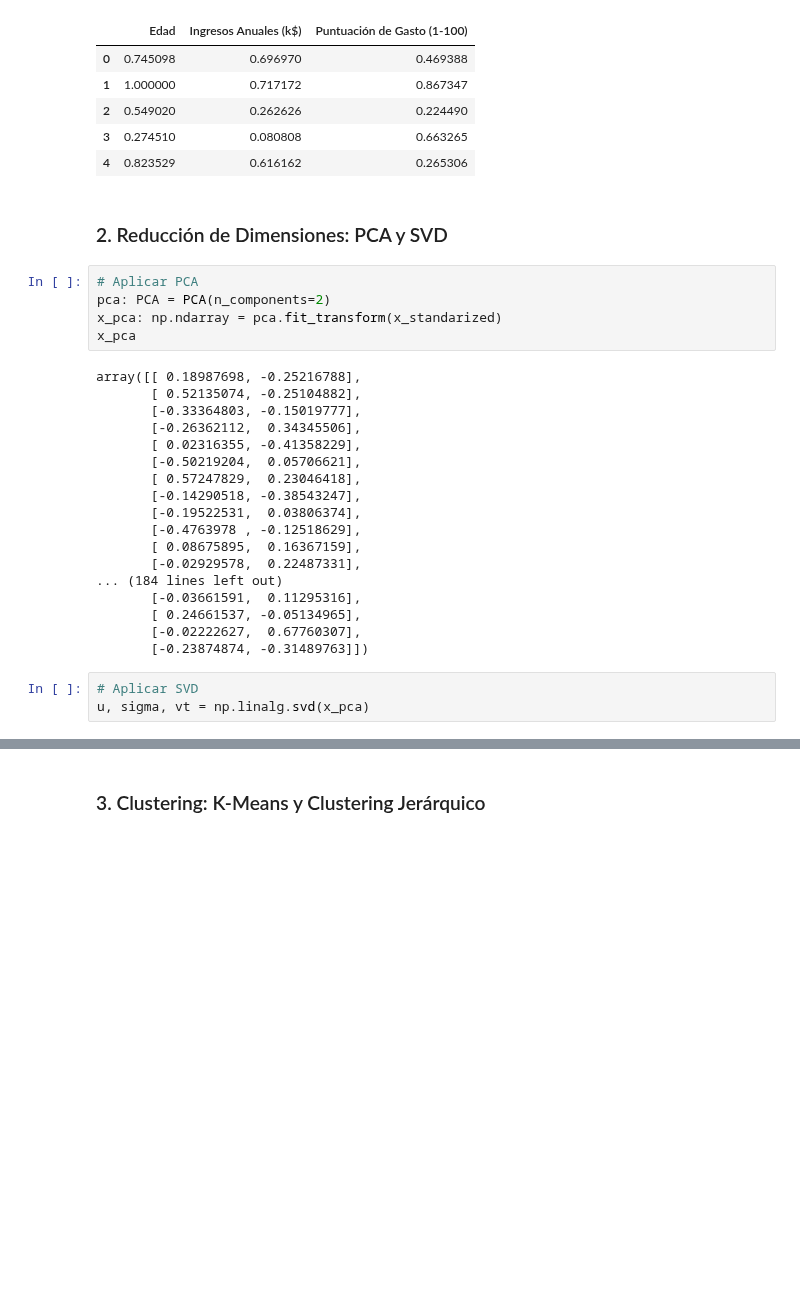
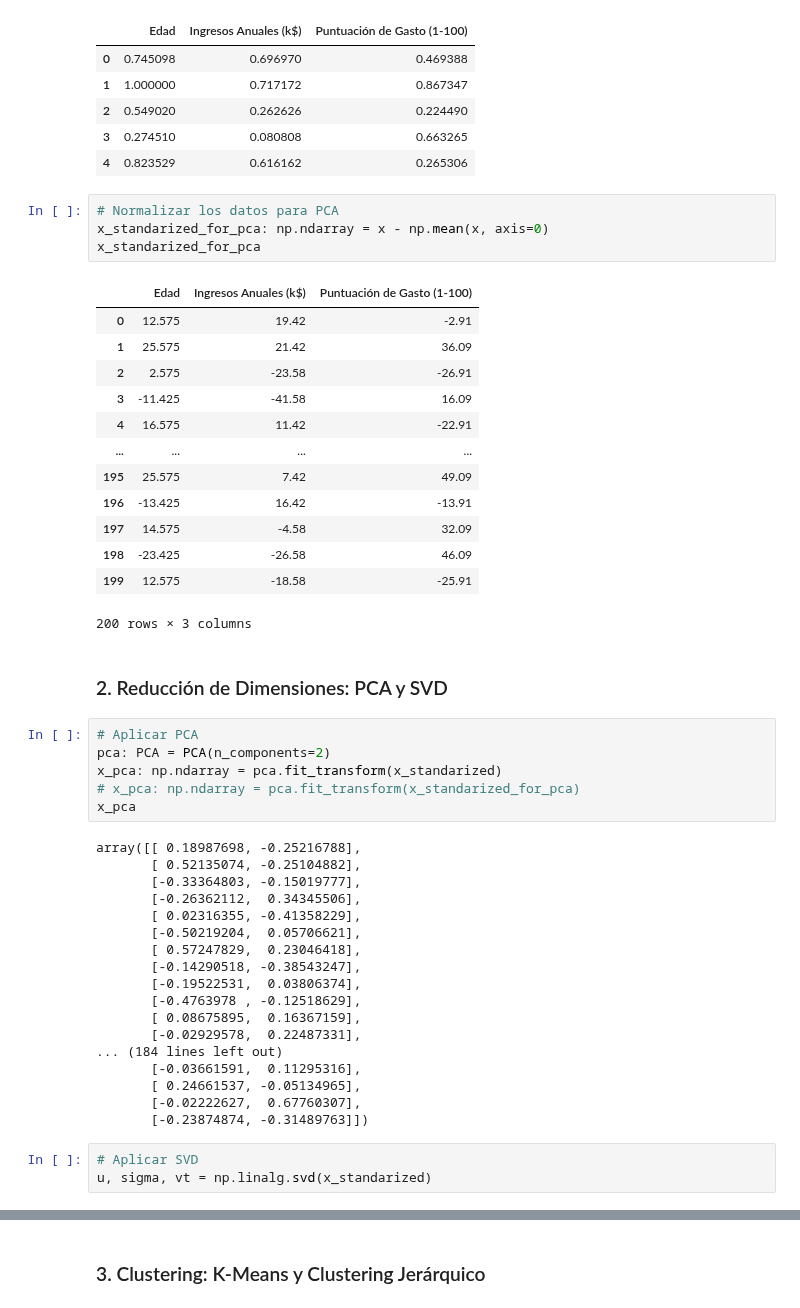
Before and after one commit to frgonzalezb/Udemy_Python_Total_DS_ML, a Jupyter notebook: 12_Machine_Learning_II/Proyecto/Proyecto del Día 12 - Análisis y Clasificación de Clientes.ipynb, the cells around one changed output, grey strips where cells are left out. Cells and saved outputs as stored; diff of their text form; blank space fills up the shorter version.

```diff
--- a/12_Machine_Learning_II/Proyecto/Proyecto del Día 12 - Análisis y Clasificación de Clientes.ipynb
+++ b/12_Machine_Learning_II/Proyecto/Proyecto del Día 12 - Análisis y Clasificación de Clientes.ipynb
@@ -103,12 +122,31 @@ x_standarized.head()
 | 2 | 0.549020 | 0.262626 | 0.224490 |
 | 3 | 0.274510 | 0.080808 | 0.663265 |
 | 4 | 0.823529 | 0.616162 | 0.265306 |
+# %%
+# Normalizar los datos para PCA
+x_standarized_for_pca: np.ndarray = x - np.mean(x, axis=0)
+x_standarized_for_pca
+# %% [output]
+|  | Edad | Ingresos Anuales (k$) | Puntuación de Gasto (1-100) |
+| 0 | 12.575 | 19.42 | -2.91 |
+| 1 | 25.575 | 21.42 | 36.09 |
+| 2 | 2.575 | -23.58 | -26.91 |
+| 3 | -11.425 | -41.58 | 16.09 |
+| 4 | 16.575 | 11.42 | -22.91 |
+| ... | ... | ... | ... |
+| 195 | 25.575 | 7.42 | 49.09 |
+| 196 | -13.425 | 16.42 | -13.91 |
+| 197 | 14.575 | -4.58 | 32.09 |
+| 198 | -23.425 | -26.58 | 46.09 |
+| 199 | 12.575 | -18.58 | -25.91 |
+200 rows × 3 columns
 # %% [markdown]
 ### 2. Reducción de Dimensiones: PCA y SVD
 # %%
 # Aplicar PCA
 pca: PCA = PCA(n_components=2)
 x_pca: np.ndarray = pca.fit_transform(x_standarized)
+# x_pca: np.ndarray = pca.fit_transform(x_standarized_for_pca)
 x_pca
 # %% [output]
 array([[ 0.18987698, -0.25216788],
@@ -130,7 +168,7 @@ array([[ 0.18987698, -0.25216788],
        [-0.23874874, -0.31489763]])
 # %%
 # Aplicar SVD
-u, sigma, vt = np.linalg.svd(x_pca)
+u, sigma, vt = np.linalg.svd(x_standarized)
 # %%
 # Ver u
 u
```
Also changed, not shown: parts of 11 cells of this notebook.
